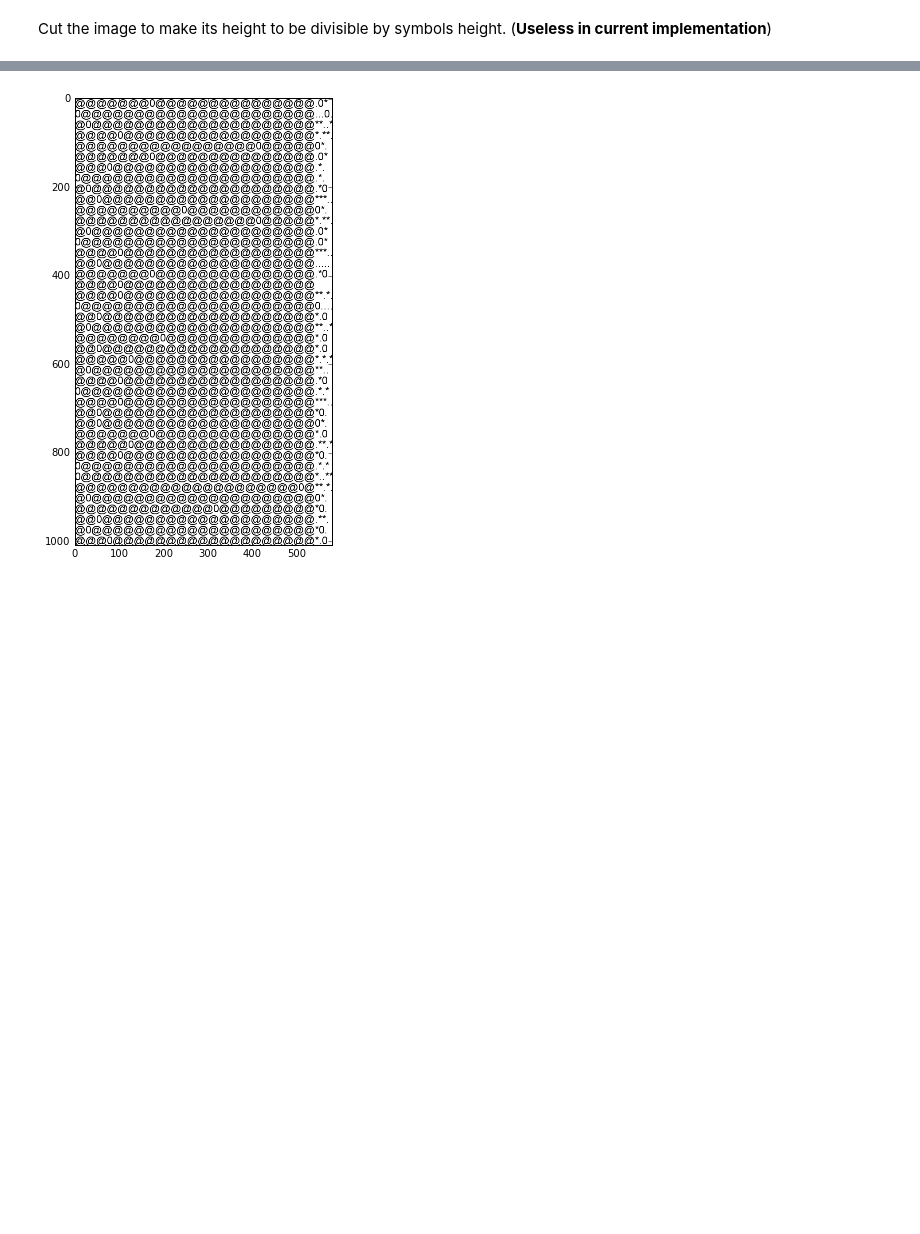
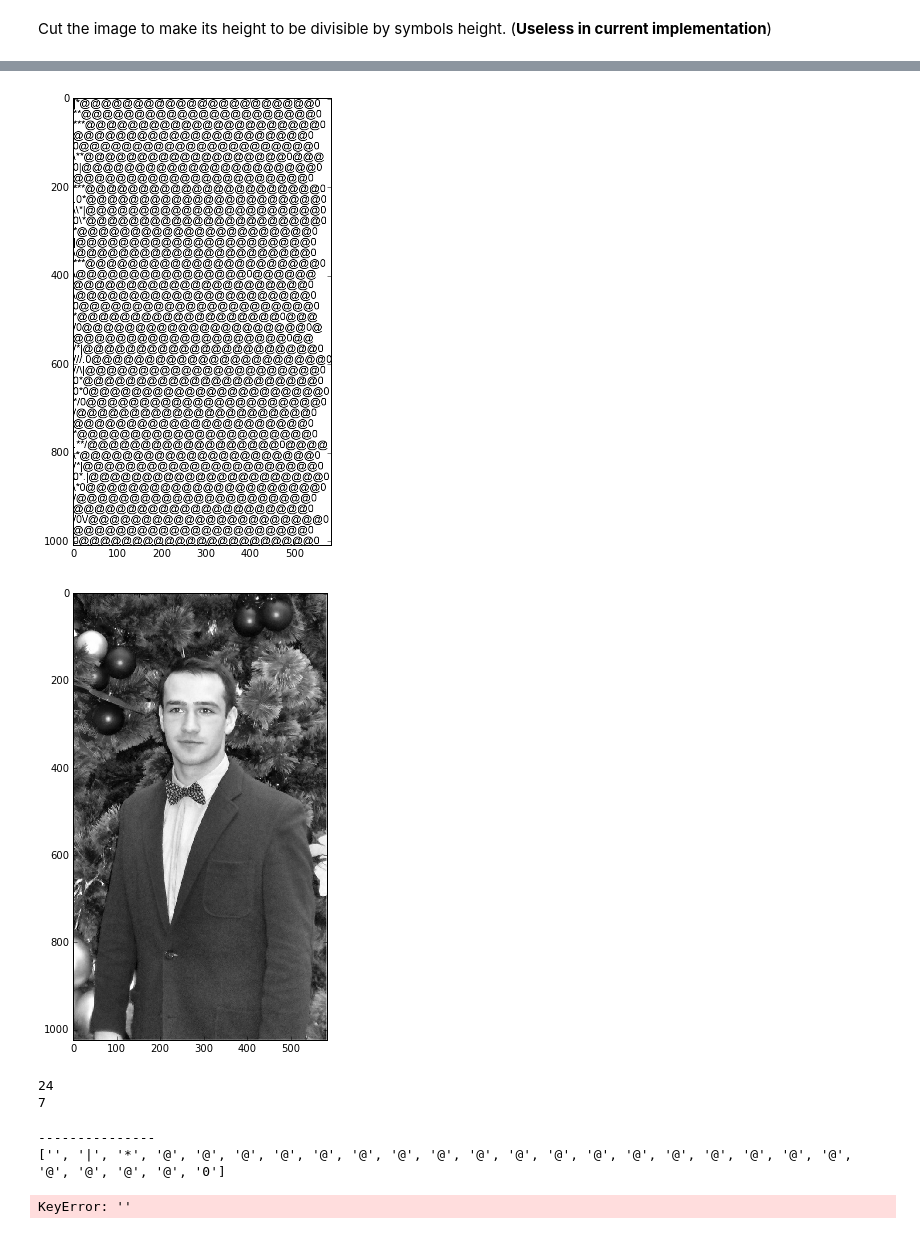
Before and after one commit to max777alex/image-to-ascii, a Jupyter notebook: project.ipynb, the cells around one changed output, grey strips where cells are left out. Drawn from its saved outputs; the diff is of its cells as text; code cells hidden in the pictures; blank space fills up the shorter version.

```diff
--- a/project.ipynb
+++ b/project.ipynb
@@ -90,6 +90,7 @@ print image.shape
 cache = np.zeros((rows_number, image.shape[1]), int)
 cache.fill(-1)
 parent_symbol = np.zeros((rows_number, image.shape[1] + 1), str)
+parent_symbol.fill('')
 inf = sys.maxint
 
 def loss1(row, pos, symbol):
@@ -124,6 +125,8 @@ def dp(row, pos):
         if cur_res < res:
             res = cur_res
             parent_symbol[row, next_pos] = symbol_key
+            if next_pos == 26:
+                print "pos =", pos, ", next_pos =", next_pos, ", symbol_key =", symbol_key
 
     cache[row, pos] = res
     return res
@@ -131,11 +134,34 @@ def dp(row, pos):
 taken_symbols = []
 
 for row in xrange(rows_number):
-    parent_symbol.fill('')
+#     print "-----------------------------------"
+#     print "row =", row
+
     dp(row, 0)
+
+    for key, value in symbols.iteritems():
+        print key, value.shape[1]
+
+    print parent_symbol[row]
+#     for s in parent_symbol:
+#         print s,
+    print ""
+
     cur_symbols = []
     pos = image.shape[1]
+
     while parent_symbol[row, pos] != '':
+        print "parent_symbol[row, pos] =", parent_symbol[row, pos], "pos =", pos, " width =", symbols[parent_symbol[row, pos]].shape[1]
         cur_symbols.append(parent_symbol[row, pos])
         pos -= symbols[parent_symbol[row, pos]].shape[1]
+#     cur_symbols.append(parent_symbol[row, pos])
+    print "---------"
+
+    cur_symbols = cur_symbols[::-1]
     taken_symbols.append(cur_symbols)
+
+    print "cur_symbols =", cur_symbols
+    print pos
+    print parent_symbol[row, pos]
+    print symbols['|'].shape
+    break
@@ -142,4 +186,22 @@ for row in xrange(rows_number):
 # %%
 showSymbols("arial.ttf", symbol_height, taken_symbols, image.shape)
+showPhoto(getImage("van9.jpg"))
 # %% [output]
-[figure, old version]
+[figure, new version]
+[figure, added]
+# %%
+print symbols['@'].shape[1]
+print symbols['.'].shape[1]
+# %% [output]
+24
+7
+# %%
+for t in taken_symbols:
+    print "---------------"
+    print t
+    length = np.sum([symbols[i].shape[1] for i in t])
+    print length
+# %% [output]
+---------------
+['', '|', '*', '@', '@', '@', '@', '@', '@', '@', '@', '@', '@', '@', '@', '@', '@', '@', '@', '@', '@', '@', '@', '@', '@', '0']
+KeyError: ''
```
Also changed, not shown: parts of 3 cells of this notebook.
